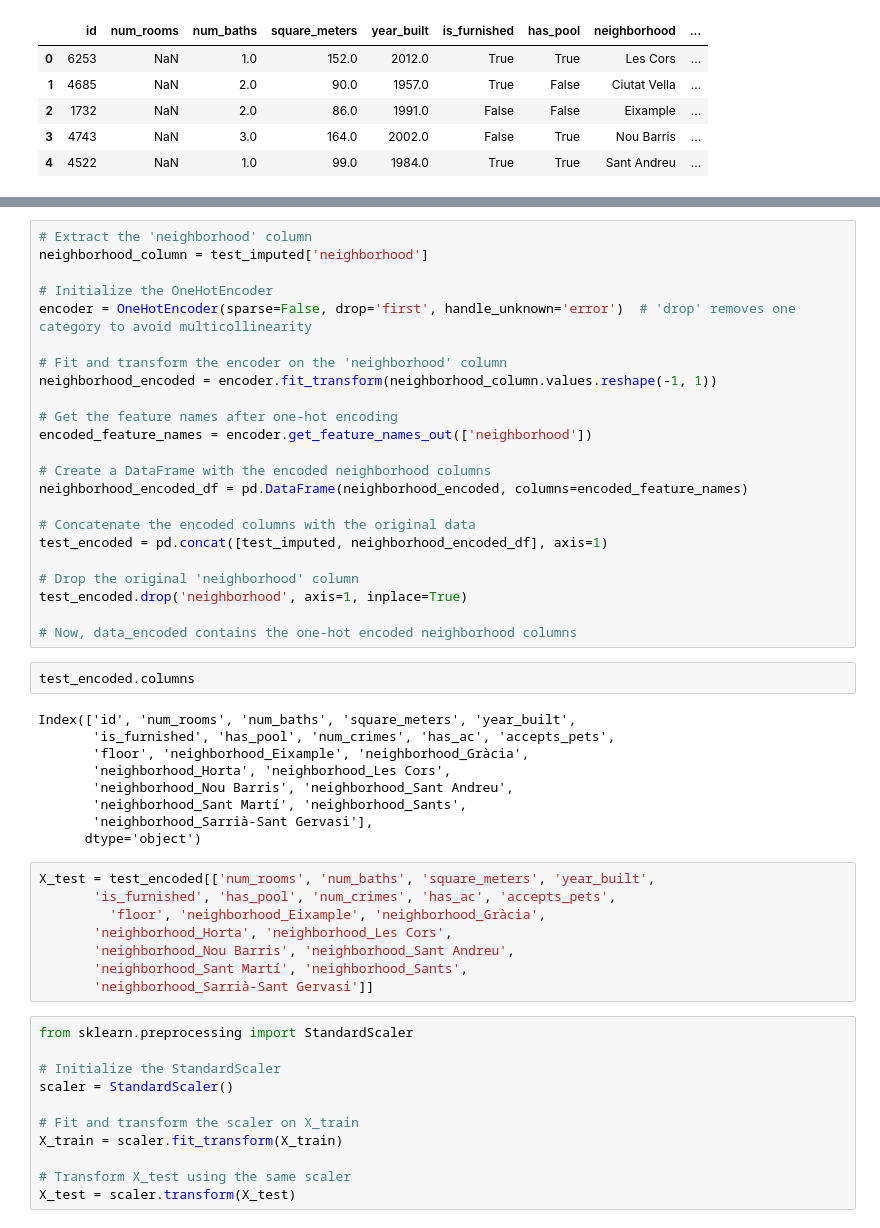
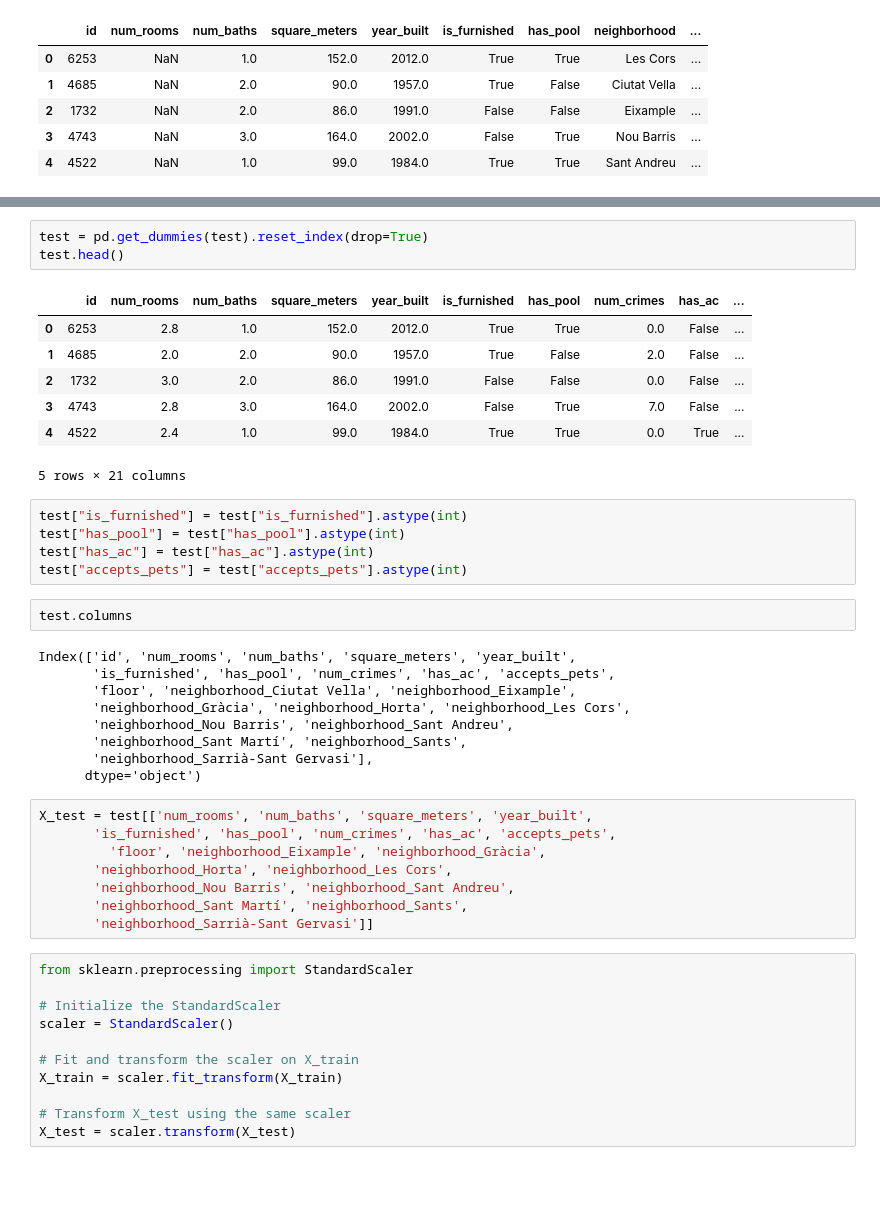
Before and after one commit to viktoriia-yuzkiv/Predicting-Apartment-Prices-in-Barcelona, a Jupyter notebook: Predicting Apartment Prices in Barcelona 2023.ipynb, the cells around one changed output, grey strips where cells are left out. Saved outputs shown, nothing was run; the diff lists cells and outputs as text; blank space fills up the shorter version.

```diff
--- a/Predicting Apartment Prices in Barcelona 2023.ipynb
+++ b/Predicting Apartment Prices in Barcelona 2023.ipynb
@@ -449,39 +446,32 @@ test_imputed.head()
 # %%
-# Extract the 'neighborhood' column
-neighborhood_column = test_imputed['neighborhood']
-
-# Initialize the OneHotEncoder
-encoder = OneHotEncoder(sparse=False, drop='first', handle_unknown='error')  # 'drop' removes one category to avoid multicollinearity
-
-# Fit and transform the encoder on the 'neighborhood' column
-neighborhood_encoded = encoder.fit_transform(neighborhood_column.values.reshape(-1, 1))
-
-# Get the feature names after one-hot encoding
-encoded_feature_names = encoder.get_feature_names_out(['neighborhood'])
-
-# Create a DataFrame with the encoded neighborhood columns
-neighborhood_encoded_df = pd.DataFrame(neighborhood_encoded, columns=encoded_feature_names)
-
-# Concatenate the encoded columns with the original data
-test_encoded = pd.concat([test_imputed, neighborhood_encoded_df], axis=1)
-
-# Drop the original 'neighborhood' column
-test_encoded.drop('neighborhood', axis=1, inplace=True)
-
-# Now, data_encoded contains the one-hot encoded neighborhood columns
+test = pd.get_dummies(test).reset_index(drop=True)
+test.head()
+# %% [output]
+|  | id | num_rooms | num_baths | square_meters | year_built | is_furnished | has_pool | num_crimes | has_ac | ... |
+| 0 | 6253 | 2.8 | 1.0 | 152.0 | 2012.0 | True | True | 0.0 | False | ... |
+| 1 | 4685 | 2.0 | 2.0 | 90.0 | 1957.0 | True | False | 2.0 | False | ... |
+| 2 | 1732 | 3.0 | 2.0 | 86.0 | 1991.0 | False | False | 0.0 | False | ... |
+| 3 | 4743 | 2.8 | 3.0 | 164.0 | 2002.0 | False | True | 7.0 | False | ... |
+| 4 | 4522 | 2.4 | 1.0 | 99.0 | 1984.0 | True | True | 0.0 | True | ... |
+5 rows × 21 columns
+# %%
+test["is_furnished"] = test["is_furnished"].astype(int)
+test["has_pool"] = test["has_pool"].astype(int)
+test["has_ac"] = test["has_ac"].astype(int)
+test["accepts_pets"] = test["accepts_pets"].astype(int)
 # %%
-test_encoded.columns
+test.columns
 # %% [output]
 Index(['id', 'num_rooms', 'num_baths', 'square_meters', 'year_built',
        'is_furnished', 'has_pool', 'num_crimes', 'has_ac', 'accepts_pets',
-       'floor', 'neighborhood_Eixample', 'neighborhood_Gràcia',
-       'neighborhood_Horta', 'neighborhood_Les Cors',
+       'floor', 'neighborhood_Ciutat Vella', 'neighborhood_Eixample',
+       'neighborhood_Gràcia', 'neighborhood_Horta', 'neighborhood_Les Cors',
        'neighborhood_Nou Barris', 'neighborhood_Sant Andreu',
        'neighborhood_Sant Martí', 'neighborhood_Sants',
        'neighborhood_Sarrià-Sant Gervasi'],
       dtype='object')
 # %%
-X_test = test_encoded[['num_rooms', 'num_baths', 'square_meters', 'year_built',
+X_test = test[['num_rooms', 'num_baths', 'square_meters', 'year_built',
        'is_furnished', 'has_pool', 'num_crimes', 'has_ac', 'accepts_pets',
          'floor', 'neighborhood_Eixample', 'neighborhood_Gràcia',
        'neighborhood_Horta', 'neighborhood_Les Cors',
```
Also changed, not shown: parts of 7 cells of this notebook.
